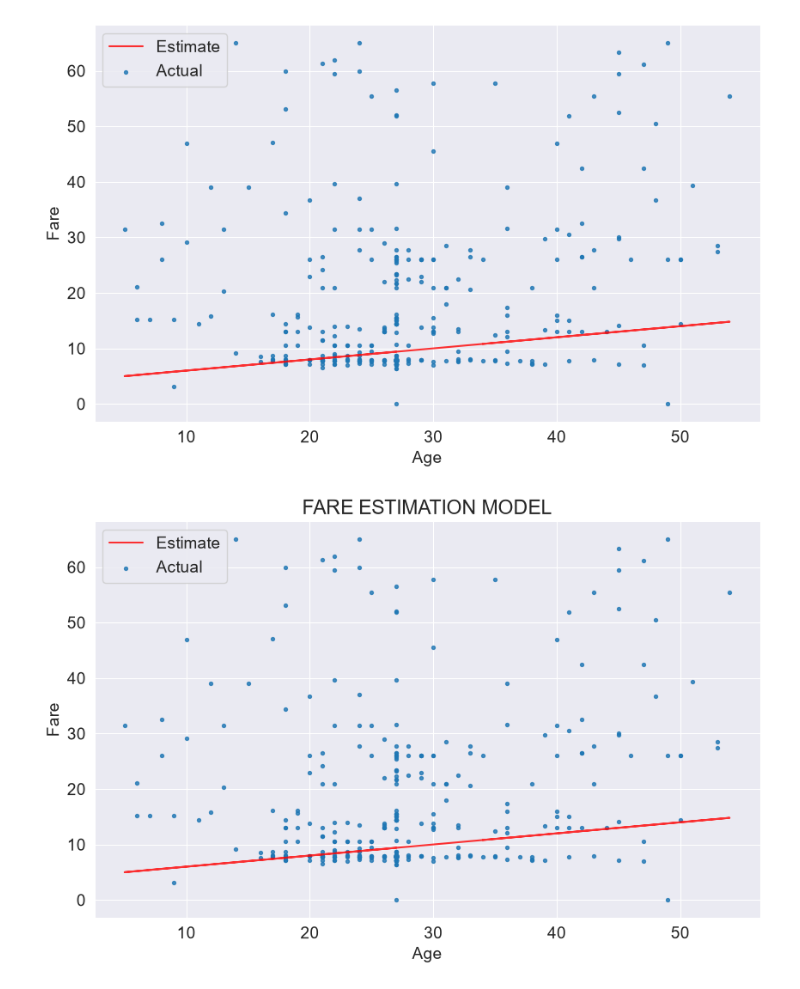
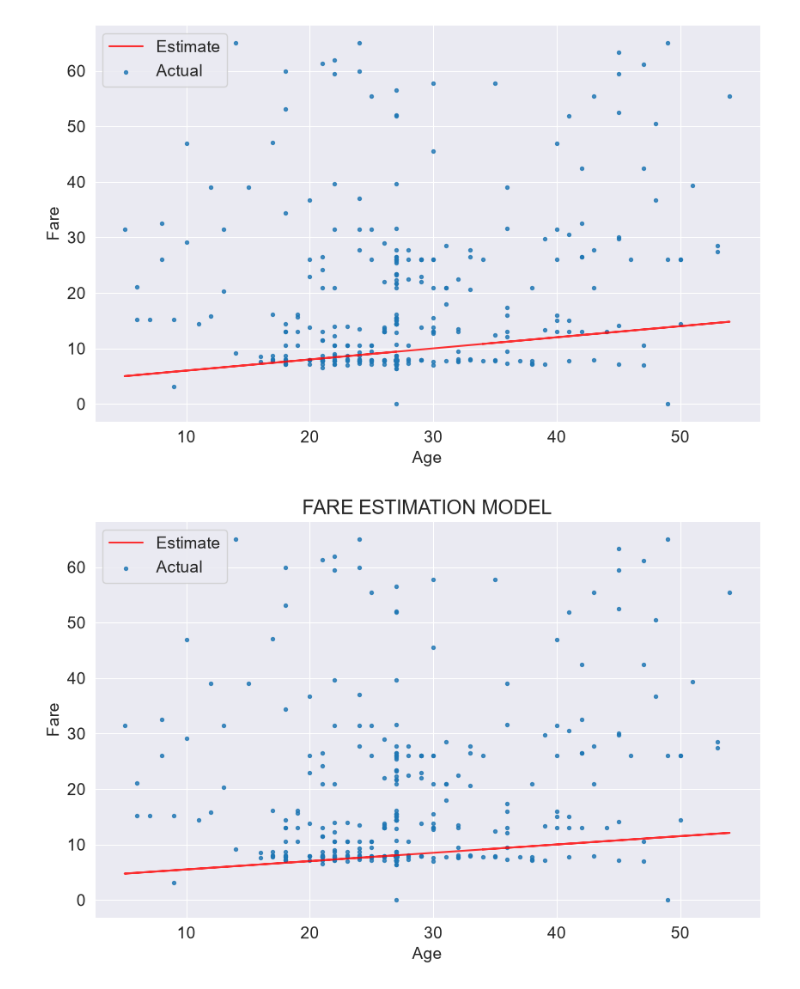
Before and after one commit to popsy-jeff/MACHINE-LEARNING--LINEAR-REGRESSION, a Jupyter notebook: Titanic_Data_Clean.ipynb, the cells around one changed output. Drawn from its saved outputs; the diff is of its cells as text; code cells hidden in the pictures.

```diff
--- a/Titanic_Data_Clean.ipynb
+++ b/Titanic_Data_Clean.ipynb
@@ -453,19 +451,19 @@ plt.legend(['Estimate', 'Actual']);
 # %%
 # WE CAN OVERLAY THIS LINE ON THE ACTUAL DATA TO SEE HOW BEST IT FITS using changing parameters W and B
 
 def try_parameters(W, B):
     ages= titanic_clean.Age
     target = titanic_clean.Fare
     estimated_charges = estimate_fare(ages, W, B)
 
     plt.plot(ages, estimated_charges, 'r', alpha=0.8)
     plt.scatter(ages, target,s=8,  alpha=0.8)
     plt.xlabel('Age')
     plt.ylabel('Fare')
     plt.legend(['Estimate', 'Actual']);
     plt.title('FARE ESTIMATION MODEL')
 
 
-try_parameters(0.2,4)
+try_parameters(0.15,4)
 # %% [output]
-[figure, old version]
+[figure, new version]
```
Also changed, not shown: parts of 4 cells of this notebook.
